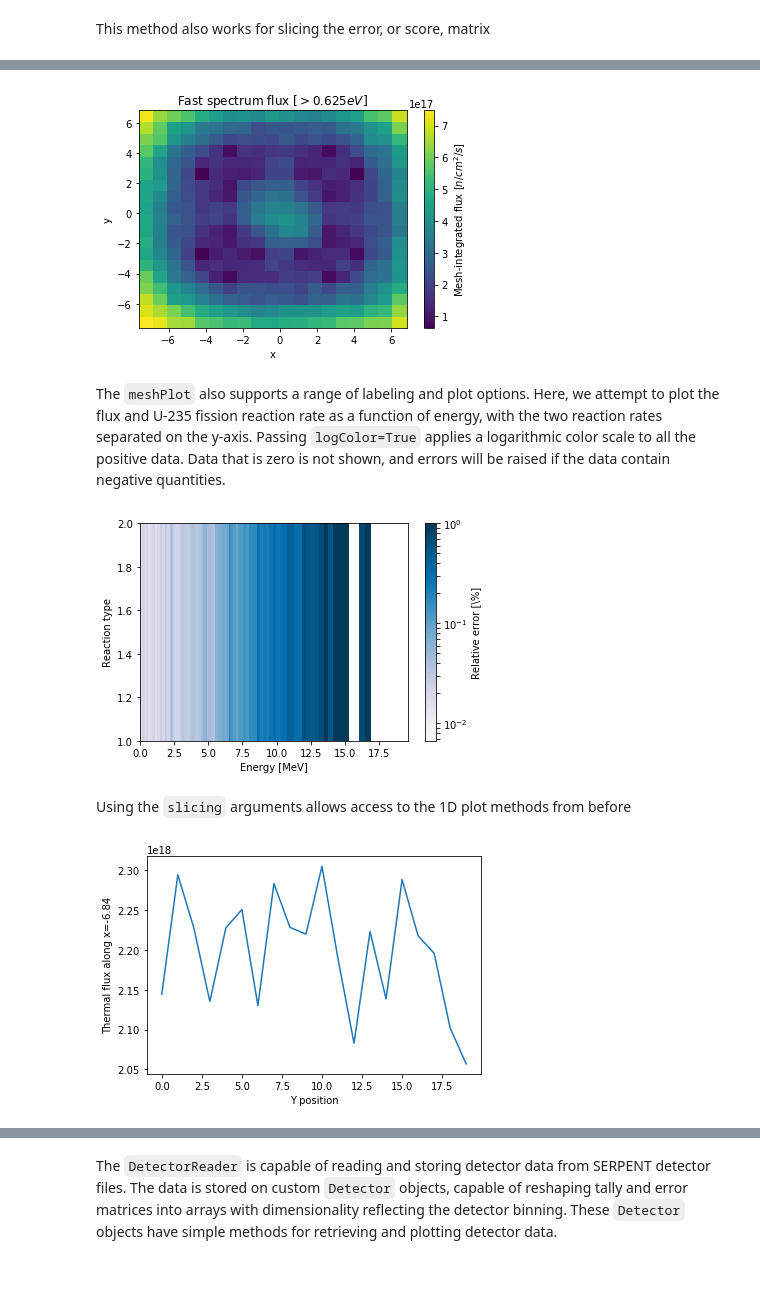
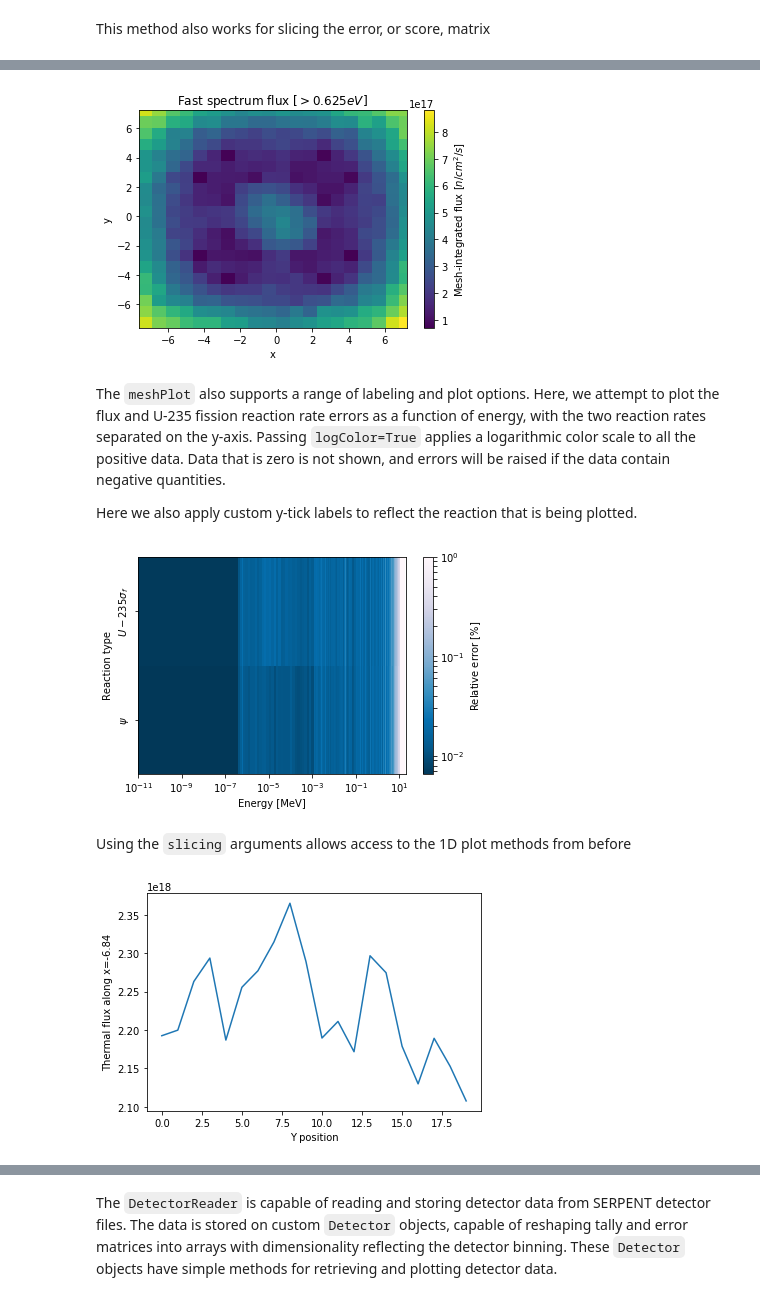
Before and after one commit to CORE-GATECH-GROUP/serpent-tools, a Jupyter notebook: examples/Detector.ipynb, the cells around one changed output, grey strips where cells are left out. Drawn from its saved outputs; the diff is of its cells as text; code cells hidden in the pictures; blank space fills up the shorter version.

```diff
--- a/examples/Detector.ipynb
+++ b/examples/Detector.ipynb
@@ -222,27 +224,32 @@ For data with dimensionality greater than one, the `meshPlot` method can be used
 # %%
-ax = xy.meshPlot('x', 'y', fixed={'energy': 1},
+ax = xy.meshPlot('x', 'y', fixed={'energy': 0},
                  cbarLabel='Mesh-integrated flux $[n/cm^2/s]$');
 ax.set_title("Fast spectrum flux $[>0.625 eV]$");
-# plot the fast spectrum flux
 # %% [output]
-[figure, old version]
+[figure, new version]
 # %% [markdown]
 The `meshPlot` also supports a range of labeling and plot options.
-Here, we attempt to plot the flux and U-235 fission reaction rate as a function of energy, with
+Here, we attempt to plot the flux and U-235 fission reaction rate errors as a function of energy, with
 the two reaction rates separated on the y-axis. Passing `logColor=True` applies a logarithmic color scale to all the positive data. Data that is zero is not shown, and errors will be raised if the data contain negative quantities.
+
+Here we also apply custom y-tick labels to reflect the reaction that is being plotted.
 # %%
-spectrum.meshPlot('e', 'reaction', what='errors',
-                  ylabel='Reaction type', cmap='PuBu',
-                  cbarLabel="Relative error [\%]",
-                  xlabel='Energy [MeV]', logColor=True);
+ax = spectrum.meshPlot('e', 'reaction', what='errors',
+                       ylabel='Reaction type', cmap='PuBu_r',
+                       cbarLabel="Relative error $[\%]$",
+                       xlabel='Energy [MeV]', logColor=True,
+                       logx=True);
+ax.set_yticks([0.5, 1.5]);
+ax.set_yticklabels([r'$\psi$', r'$U-235 \sigma_f$'], rotation=90,
+                   verticalalignment='center');
 # %% [output]
-[figure, old version]
+[figure, new version]
 # %% [markdown]
 Using the `slicing` arguments allows access to the 1D plot methods from before
 # %%
-xy.plot(fixed={'energy': 2, 'xmesh': 2},
+xy.plot(fixed={'energy': 1, 'xmesh': 1},
         xlabel='Y position',
         ylabel='Thermal flux along x={}'
         .format(xy.grids['X'][1, 0]));
 # %% [output]
-[figure, old version]
+[figure, new version]
```
Also changed, not shown: parts of 37 cells of this notebook, 29 other files.
